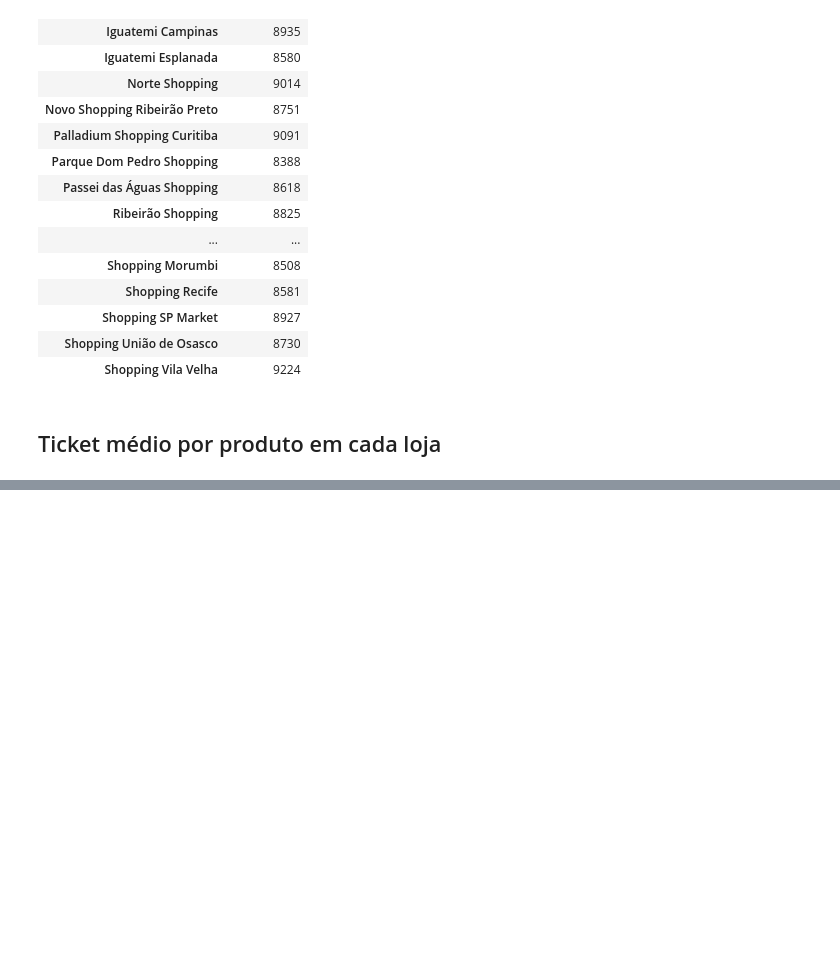
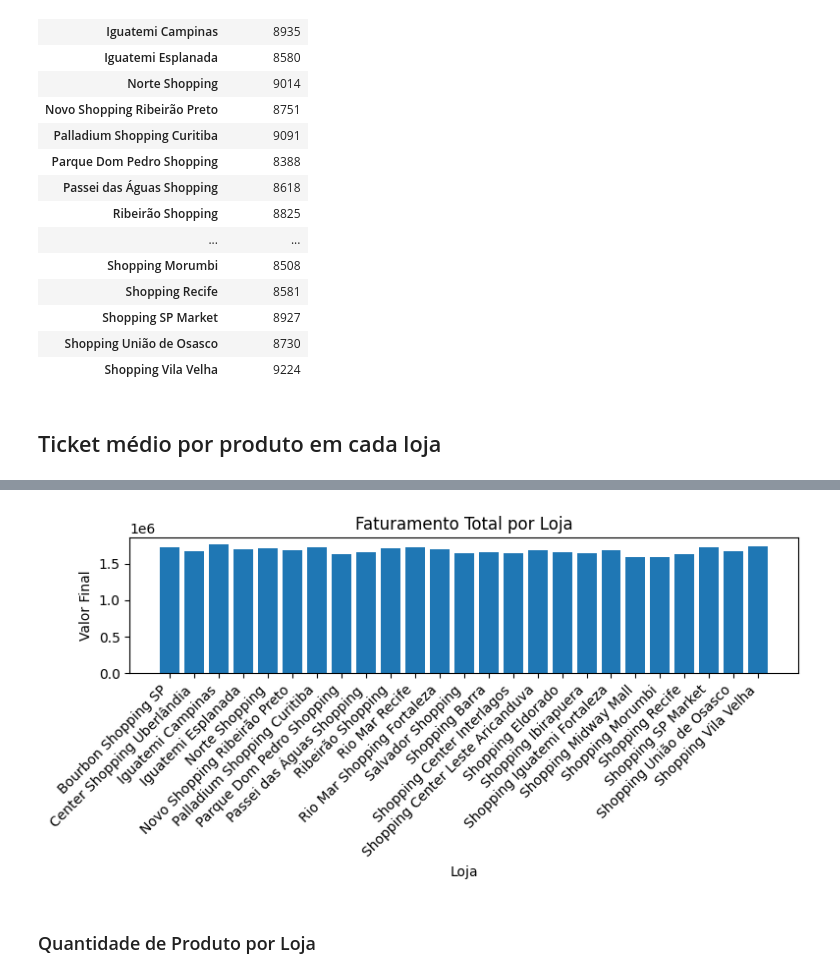
Before and after one commit to edsondamasceno/Data-Analysis, a Jupyter notebook: Analise_de_Vendas.ipynb, the cells around one changed output, grey strips where cells are left out. Drawn from its saved outputs; the diff is of its cells as text; code cells hidden in the pictures; blank space fills up the shorter version.

```diff
--- a/Analise_de_Vendas.ipynb
+++ b/Analise_de_Vendas.ipynb
@@ -126,0 +167,2 @@ display(ticket_medio)
+# %%
+fat_por_loja = pd.read_excel('/content/drive/MyDrive/Data Analysis/Result/faturamento_por_loja.xlsx')
@@ -126,0 +178,13 @@ display(ticket_medio)
+# %%
+plt.figure(figsize=(8,4))
+plt.bar(fat_por_loja['ID Loja'], fat_por_loja['Valor Final'])
+plt.title('Faturamento Total por Loja')
+plt.xlabel('Loja')
+plt.ylabel('Valor Final')
+plt.xticks(rotation=45, ha='right')
+plt.tight_layout()
+plt.show()
+# %% [output]
+[figure, added]
+# %% [markdown]
+### Quantidade de Produto por Loja
```
Also changed, not shown: parts of 27 cells of this notebook.
